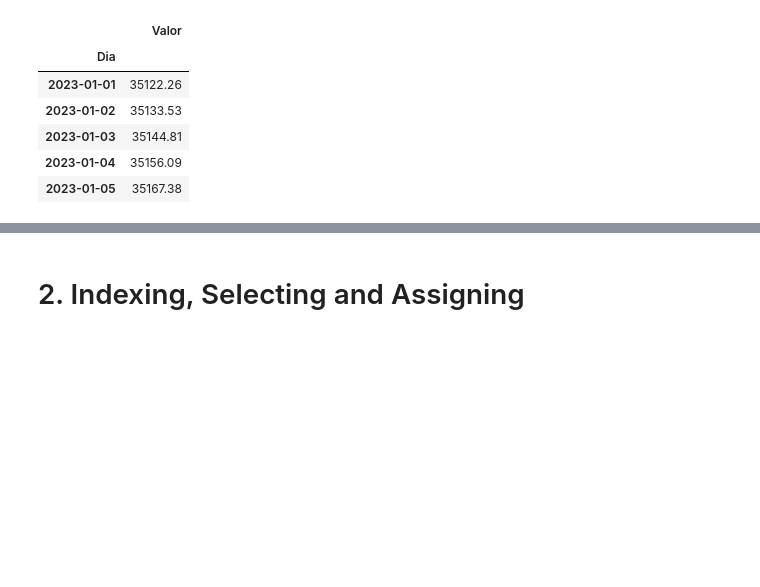
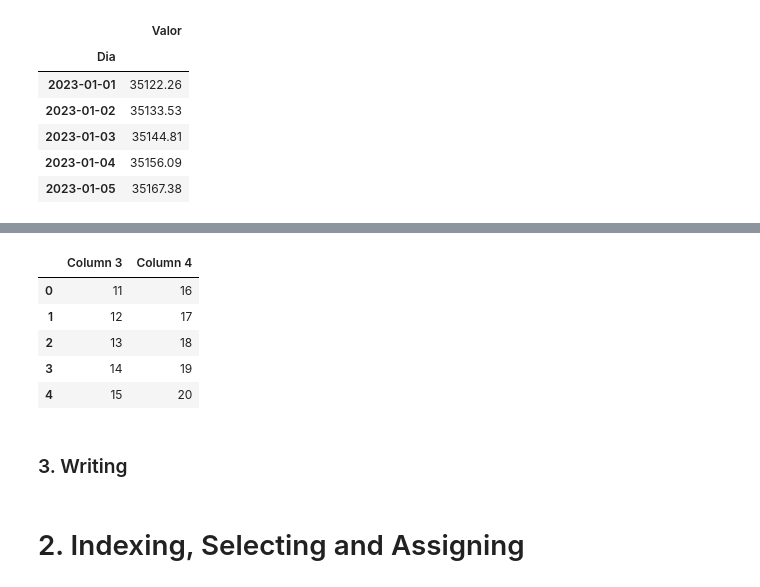
Before and after one commit to anvaldes/Repositorio_de_Proyectos, a Jupyter notebook: Data_Science_Contents/General_Topics/02.Pandas/Pandas.ipynb, the cells around one changed output, grey strips where cells are left out. Drawn from its saved outputs; the diff is of its cells as text; code cells hidden in the pictures; blank space fills up the shorter version.

```diff
--- a/Data_Science_Contents/General_Topics/02.Pandas/Pandas.ipynb
+++ b/Data_Science_Contents/General_Topics/02.Pandas/Pandas.ipynb
@@ -107,0 +111,2 @@ df.head()
+# %%
+df_2 = pd.read_excel('Excel_File.xlsx', sheet_name = 'Sheet_Number_2')
@@ -107,0 +122,9 @@ df.head()
+# %%
+df_2
+# %% [output]
+|  | Column 3 | Column 4 |
+| 0 | 11 | 16 |
+| 1 | 12 | 17 |
+| 2 | 13 | 18 |
+| 3 | 14 | 19 |
+| 4 | 15 | 20 |
@@ -107,0 +133,2 @@ df.head()
+# %% [markdown]
+### 3. Writing
```
Also changed, not shown: parts of 12 cells of this notebook, 8 other files.
